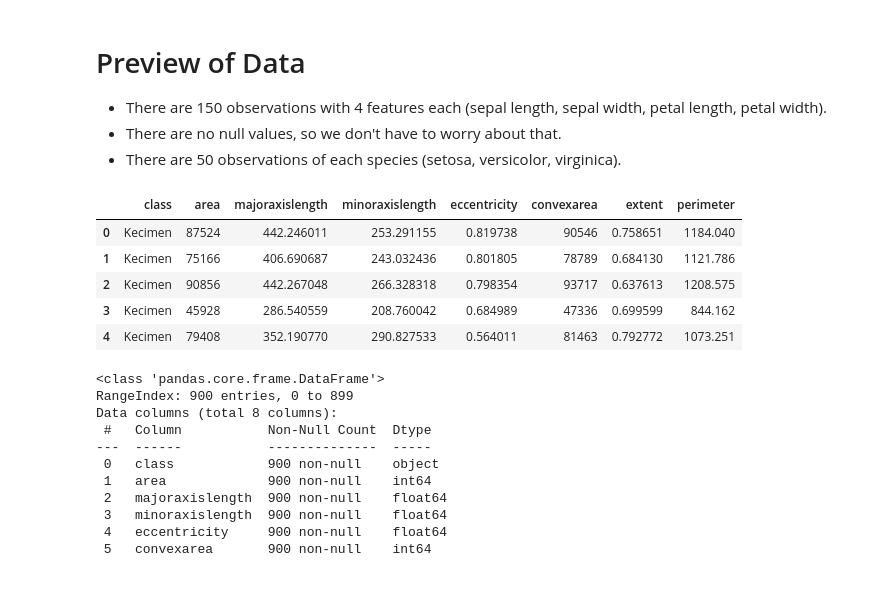
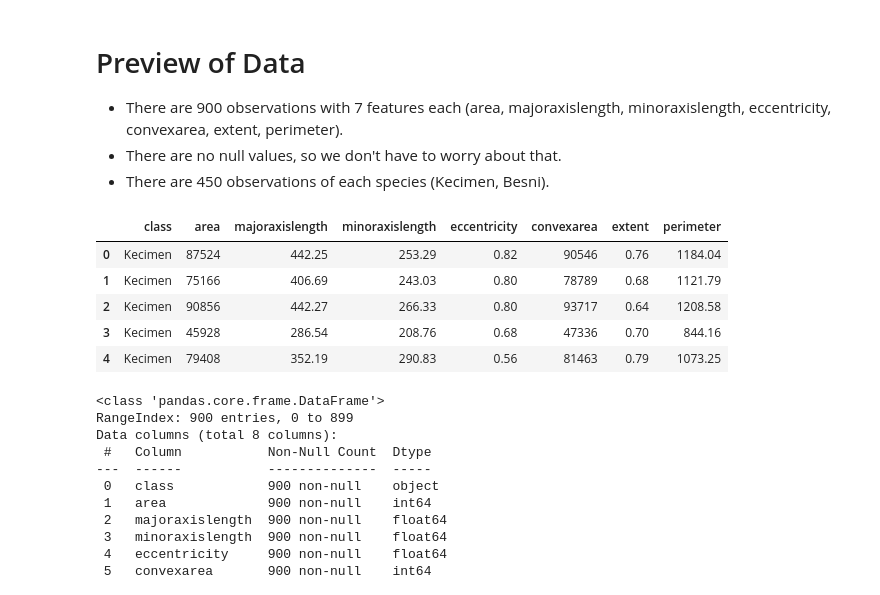
Before and after one commit to kiko-serra/CRAI, a Jupyter notebook: notebooks/raisin.ipynb, the cells around one changed output. Cells and saved outputs as stored; diff of their text form; code cells hidden in the pictures.

```diff
--- a/notebooks/raisin.ipynb
+++ b/notebooks/raisin.ipynb
@@ -19,17 +28,17 @@ raisin = data[['class', 'area', 'majoraxislength', 'minoraxislength', 'eccentric
 # %% [markdown]
 # Preview of Data
-- There are 150 observations with 4 features each (sepal length, sepal width, petal length, petal width).
+- There are 900 observations with 7 features each (area, majoraxislength, minoraxislength, eccentricity, convexarea, extent, perimeter).
 - There are no null values, so we don't have to worry about that.
-- There are 50 observations of each species (setosa, versicolor, virginica).
+- There are 450 observations of each species (Kecimen, Besni).
 # %%
-raisin.head()
+raisin.head().round(2)
 # %% [output]
 |  | class | area | majoraxislength | minoraxislength | eccentricity | convexarea | extent | perimeter |
-| 0 | Kecimen | 87524 | 442.246011 | 253.291155 | 0.819738 | 90546 | 0.758651 | 1184.040 |
-| 1 | Kecimen | 75166 | 406.690687 | 243.032436 | 0.801805 | 78789 | 0.684130 | 1121.786 |
-| 2 | Kecimen | 90856 | 442.267048 | 266.328318 | 0.798354 | 93717 | 0.637613 | 1208.575 |
-| 3 | Kecimen | 45928 | 286.540559 | 208.760042 | 0.684989 | 47336 | 0.699599 | 844.162 |
-| 4 | Kecimen | 79408 | 352.190770 | 290.827533 | 0.564011 | 81463 | 0.792772 | 1073.251 |
+| 0 | Kecimen | 87524 | 442.25 | 253.29 | 0.82 | 90546 | 0.76 | 1184.04 |
+| 1 | Kecimen | 75166 | 406.69 | 243.03 | 0.80 | 78789 | 0.68 | 1121.79 |
+| 2 | Kecimen | 90856 | 442.27 | 266.33 | 0.80 | 93717 | 0.64 | 1208.58 |
+| 3 | Kecimen | 45928 | 286.54 | 208.76 | 0.68 | 47336 | 0.70 | 844.16 |
+| 4 | Kecimen | 79408 | 352.19 | 290.83 | 0.56 | 81463 | 0.79 | 1073.25 |
 # %%
 raisin.info()
 # %% [output]
```
Also changed, not shown: parts of 10 cells of this notebook, 10 other files.
